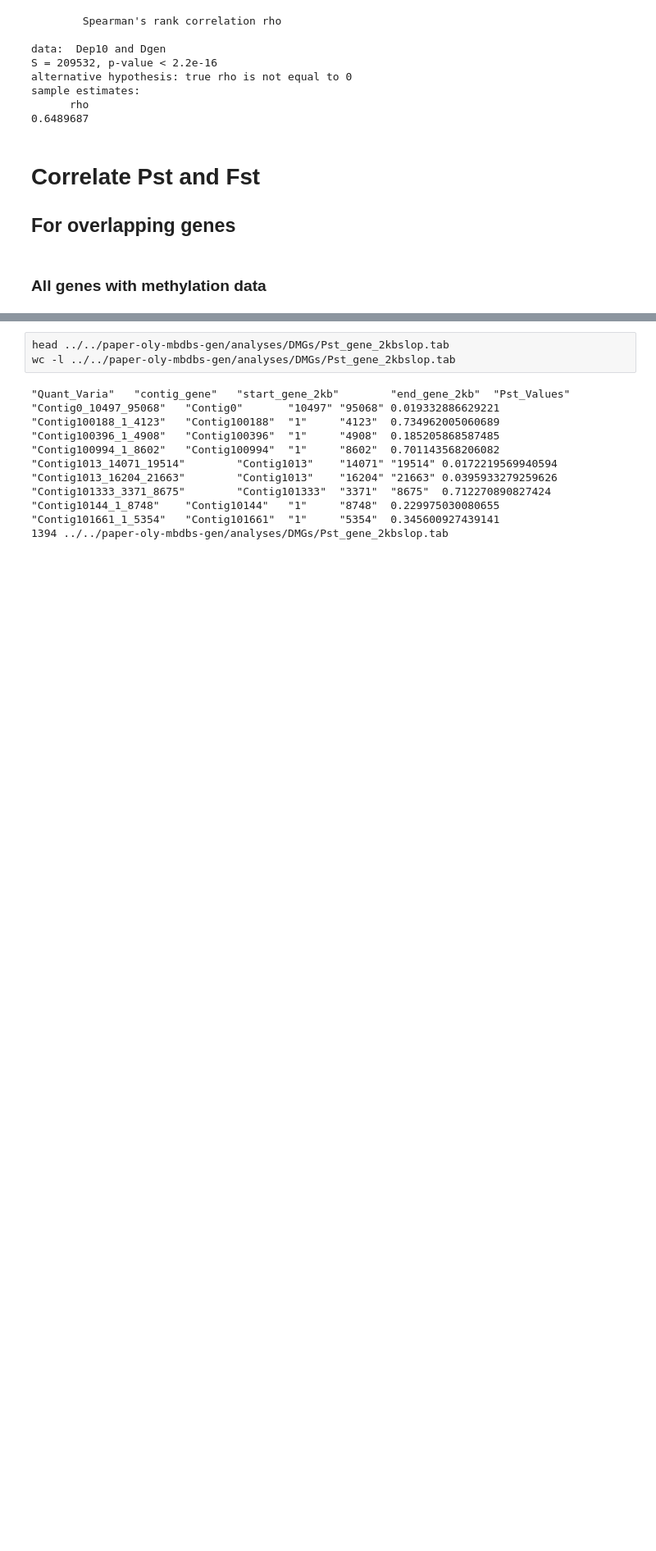
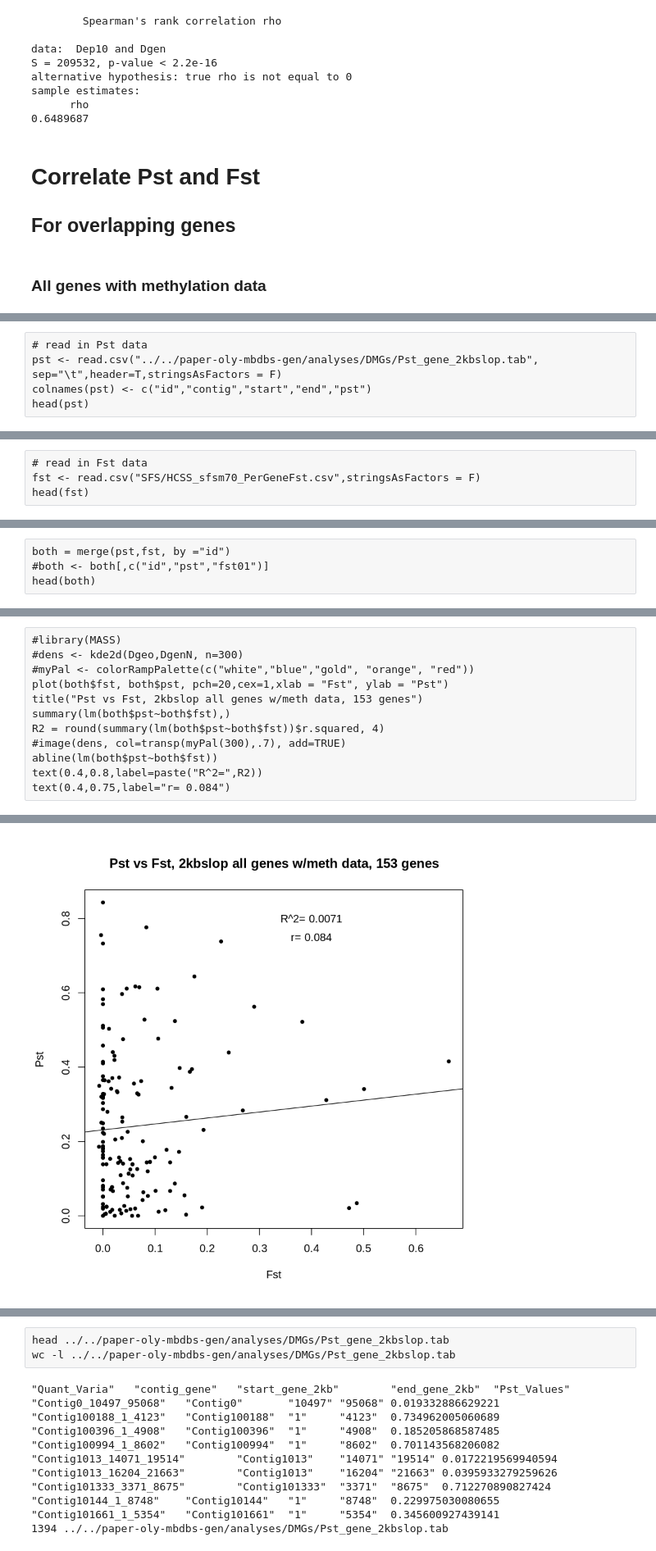
Before and after one commit to sr320/paper-oly-mbdbs-gen, a Jupyter notebook: code/MBD_samples_genetic_analysisHCSS.ipynb, the cells around one changed output, grey strips where cells are left out. Shown at 82% size. Saved outputs shown, nothing was run; the diff lists cells and outputs as text; blank space fills up the shorter version.

```diff
--- a/code/MBD_samples_genetic_analysisHCSS.ipynb
+++ b/code/MBD_samples_genetic_analysisHCSS.ipynb
@@ -226,0 +242,5 @@ sample estimates:
+# %%
+# read in Pst data
+pst <- read.csv("../../paper-oly-mbdbs-gen/analyses/DMGs/Pst_gene_2kbslop.tab", sep="\t",header=T,stringsAsFactors = F)
+colnames(pst) <- c("id","contig","start","end","pst")
+head(pst)
@@ -226,0 +259,4 @@ sample estimates:
+# %%
+# read in Fst data
+fst <- read.csv("SFS/HCSS_sfsm70_PerGeneFst.csv",stringsAsFactors = F)
+head(fst)
@@ -226,0 +277,4 @@ sample estimates:
+# %%
+both = merge(pst,fst, by ="id")
+#both <- both[,c("id","pst","fst01")]
+head(both)
@@ -226,0 +289,13 @@ sample estimates:
+# %%
+#library(MASS)
+#dens <- kde2d(Dgeo,DgenN, n=300)
+#myPal <- colorRampPalette(c("white","blue","gold", "orange", "red"))
+plot(both$fst, both$pst, pch=20,cex=1,xlab = "Fst", ylab = "Pst")
+title("Pst vs Fst, 2kbslop all genes w/meth data, 153 genes")
+summary(lm(both$pst~both$fst),)
+R2 = round(summary(lm(both$pst~both$fst))$r.squared, 4)
+#image(dens, col=transp(myPal(300),.7), add=TRUE)
+abline(lm(both$pst~both$fst))
+text(0.4,0.8,label=paste("R^2=",R2))
+text(0.4,0.75,label="r= 0.084")
+# %% [output]
@@ -226,0 +319 @@ sample estimates:
+[figure, added]
```
Also changed, not shown: parts of 57 cells of this notebook.
